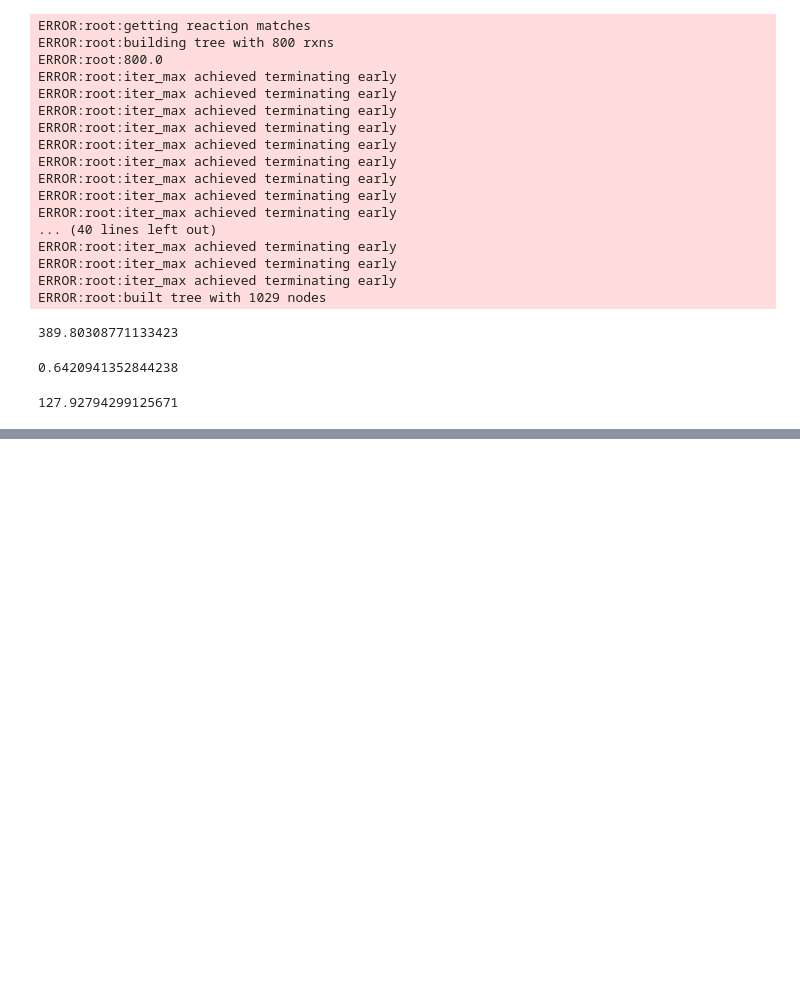
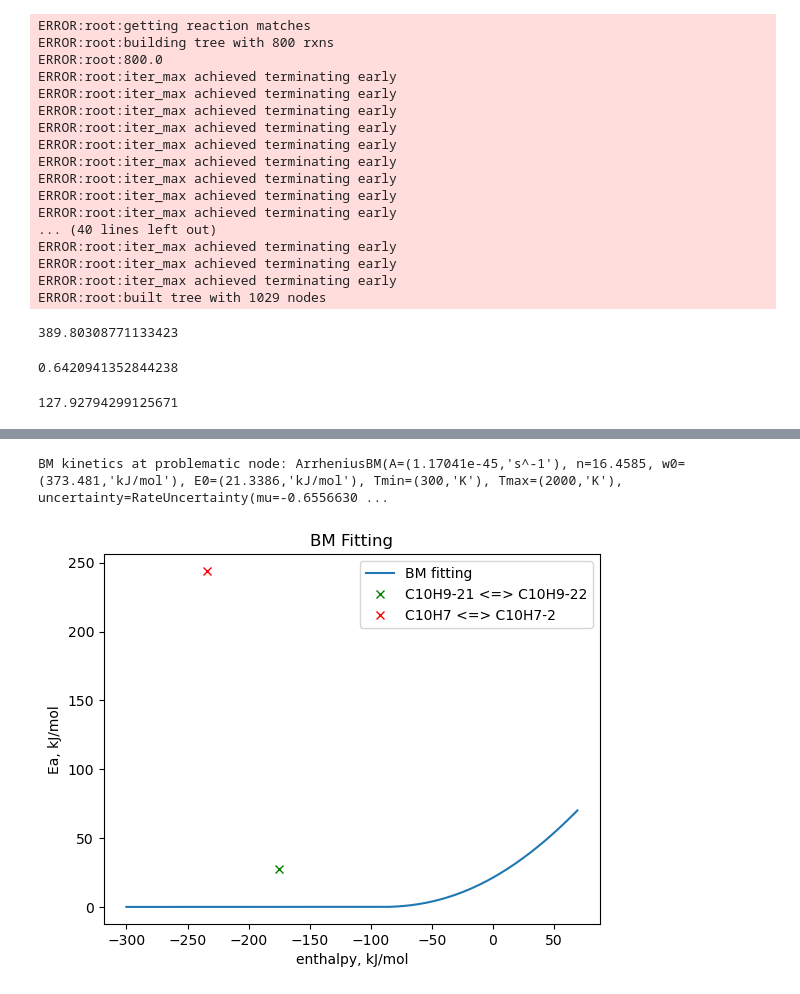
Before and after one commit to Nora-Khalil/PFAS, a Jupyter notebook: AIChE_2024/tools_for_retraining/HPL/BM_tree_fitting/needs_help_autogenerating_DONE/Intra_R_Add_Encyclic_DONE/debugging_nan_uncertainty/debugging_nan_get_rate_coefficient.ipynb, the cells around one changed output, grey strips where cells are left out. Drawn from its saved outputs; the diff is of its cells as text; code cells hidden in the pictures; blank space fills up the shorter version.

```diff
--- a/AIChE_2024/tools_for_retraining/HPL/BM_tree_fitting/needs_help_autogenerating_DONE/Intra_R_Add_Encyclic_DONE/debugging_nan_uncertainty/debugging_nan_get_rate_coefficient.ipynb
+++ b/AIChE_2024/tools_for_retraining/HPL/BM_tree_fitting/needs_help_autogenerating_DONE/Intra_R_Add_Encyclic_DONE/debugging_nan_uncertainty/debugging_nan_get_rate_coefficient.ipynb
@@ -124,0 +416,58 @@ recipe = database.kinetics.families['Intra_R_Add_Endocyclic'].forward_recipe.act
+# %%
+#overall kinetics at that node problematic node
+
+node_BM_kinetics = ArrheniusBM(A=(1.17041e-45,'s^-1'), n=16.4585, w0=(373.481,'kJ/mol'), E0=(21.3386,'kJ/mol'), Tmin=(300,'K'), Tmax=(2000,'K'), uncertainty=RateUncertainty(mu=-0.6556630290002998, var=989.4692832853647, Tref=1000.0, N=2, data_mean=0.0, correlation='Root_N-1R-inRing_N-3R->O_Ext-3CS-R_N-Sp-4R!H=3CCSS_Ext-3CS-R_Ext-5R!H-R_N-Sp-6R!H=5R!H_3CS-inRing_N-Sp-2R=1R',))
+BM_node_reaction = Reaction(kinetics = node_BM_kinetics)
+
+print(f'BM kinetics at problematic node: {node_BM_kinetics}')
+print('\n')
+%matplotlib inline
+dH_range = range(-300, 70) #in kJ/mol
+
+BM_Ea_in_kJ_per_mole = []
+
+for dH in dH_range:
+    dH_Joules_per_mole = dH * 1000
+    Ea_from_BM = BM_node_reaction.kinetics.to_arrhenius(dH_Joules_per_mole).Ea.value #Ea returned in KJ/mol
+    #print(BM_node_reaction.kinetics.to_arrhenius(dH_Joules_per_mole).Ea)
+    BM_Ea_in_kJ_per_mole.append(Ea_from_BM)
+
+for i, rxn in enumerate(rxns):
+
+
+    if 'C10H7' in str(rxn):
+        actual_Ea_from_training = rxn.kinetics.Ea.value_si #J/mol
+        C10H7_actual_Ea_from_training_kJ_per_mole = actual_Ea_from_training/1000 #kJ/mol
+        actual_enthalpy_for_training_reactions = rxn.get_enthalpy_of_reaction(298) #in J/mol
+        C10H7_actual_enthalpy_for_training_reactions_kJ_per_mol = actual_enthalpy_for_training_reactions/1000 #kJ/mol
+
+
+    if 'C10H9-21' in str(rxn):
+        actual_Ea_from_training = rxn.kinetics.Ea.value_si #J/mol
+        C10H9_21_actual_Ea_from_training_kJ_per_mole = actual_Ea_from_training/1000 #kJ/mol
+        actual_enthalpy_for_training_reactions = rxn.get_enthalpy_of_reaction(298) #in J/mol
+        C10H9_21_actual_enthalpy_for_training_reactions_kJ_per_mol = actual_enthalpy_for_training_reactions/1000 #kJ/mol
+
+
+plt.figure()
+plt.plot(list(dH_range), BM_Ea_in_kJ_per_mole, label = 'BM fitting')
+plt.plot(C10H9_21_actual_enthalpy_for_training_reactions_kJ_per_mol, C10H9_21_actual_Ea_from_training_kJ_per_mole, 'x', c= 'green', label = 'C10H9-21 <=> C10H9-22')
+plt.plot(C10H7_actual_enthalpy_for_training_reactions_kJ_per_mol, C10H7_actual_Ea_from_training_kJ_per_mole, 'x', c= 'red', label = 'C10H7 <=> C10H7-2')
+plt.title('BM Fitting')
+plt.xlabel('enthalpy, kJ/mol')
+plt.ylabel('Ea, kJ/mol')
+plt.legend()
+plt.show()
+
+
+
+# FROM _make_rule(rr) in FAMILY.PY
+# dlnks = np.array([
+#                 np.log(
+#                     ArrheniusBM().fit_to_reactions(rxns[list(set(range(len(rxns))) - {i})], recipe=recipe)
+#                     .to_arrhenius(rxn.get_enthalpy_of_reaction(Tref))
+#                     .get_rate_coefficient(T=Tref) / rxn.get_rate_coefficient(T=Tref)
+#                 ) for i, rxn in enumerate(rxns)
+# %% [output]
+BM kinetics at problematic node: ArrheniusBM(A=(1.17041e-45,'s^-1'), n=16.4585, w0=(373.481,'kJ/mol'), E0=(21.3386,'kJ/mol'), Tmin=(300,'K'), Tmax=(2000,'K'), uncertainty=RateUncertainty(mu=-0.6556630 ...
+[figure, added]
```
Also changed, not shown: parts of 37 cells of this notebook, 2 other files.
